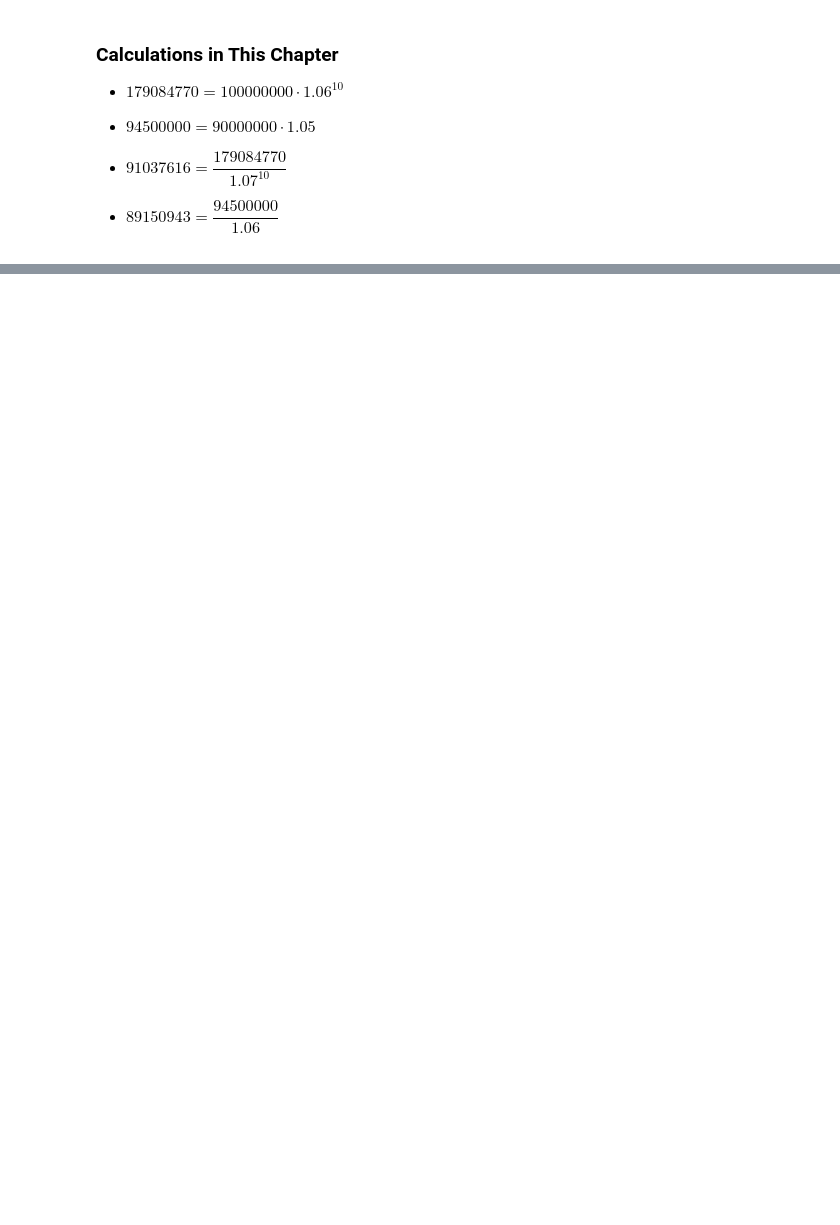
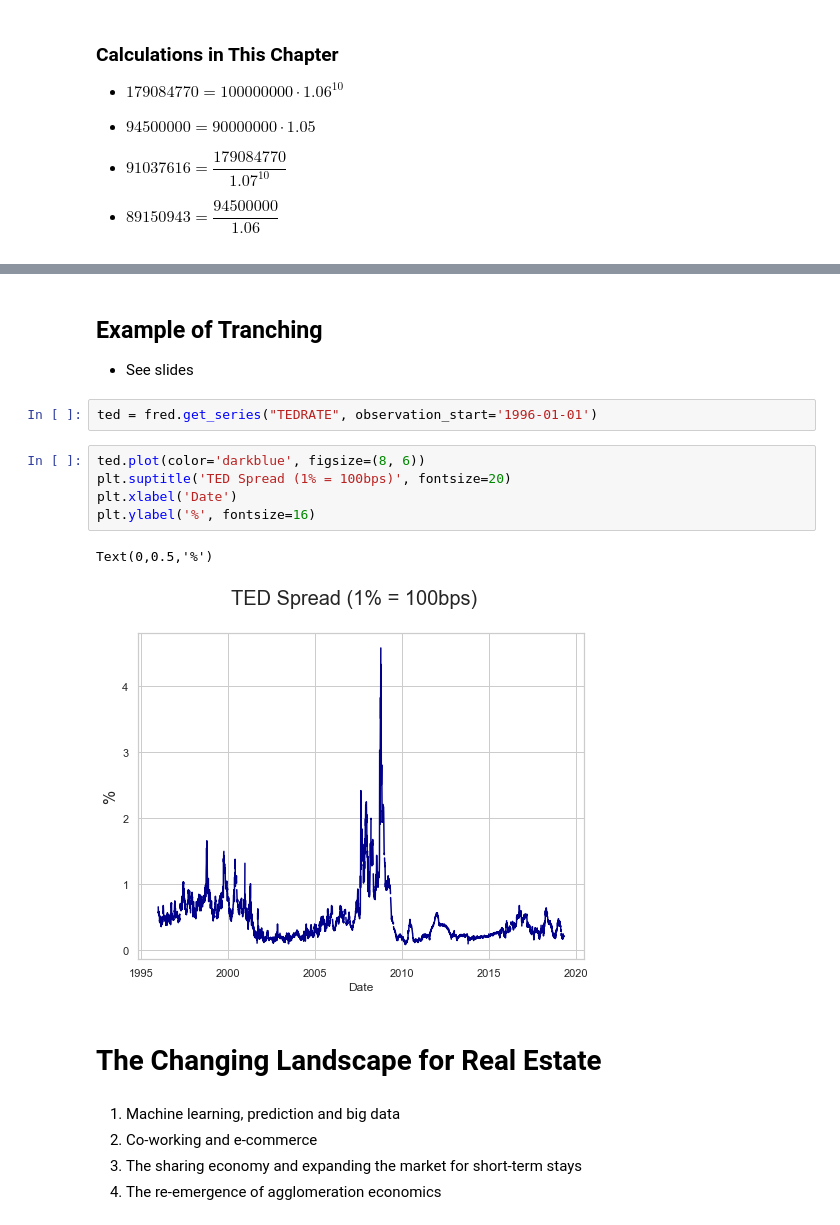
Before and after one commit to thsavage/REAL1-GC.1035, a Jupyter notebook: Notes.ipynb, the cells around one changed output, grey strips where cells are left out. Saved outputs shown, nothing was run; the diff lists cells and outputs as text; blank space fills up the shorter version.

```diff
--- a/Notes.ipynb
+++ b/Notes.ipynb
@@ -607,0 +629,20 @@ Text(0,0.5,'%')
+# %% [markdown]
+## Example of Tranching
+* See slides
+# %%
+ted = fred.get_series("TEDRATE", observation_start='1996-01-01')
+# %%
+ted.plot(color='darkblue', figsize=(8, 6))
+plt.suptitle('TED Spread (1% = 100bps)', fontsize=20)
+plt.xlabel('Date')
+plt.ylabel('%', fontsize=16)
+# %% [output]
+Text(0,0.5,'%')
+[figure, added]
+# %% [markdown]
+# The Changing Landscape for Real Estate
+# %% [markdown]
+1. Machine learning, prediction and big data
+2. Co-working and e-commerce
+3. The sharing economy and expanding the market for short-term stays
+4. The re-emergence of agglomeration economics
```
Also changed, not shown: parts of 29 cells of this notebook.
